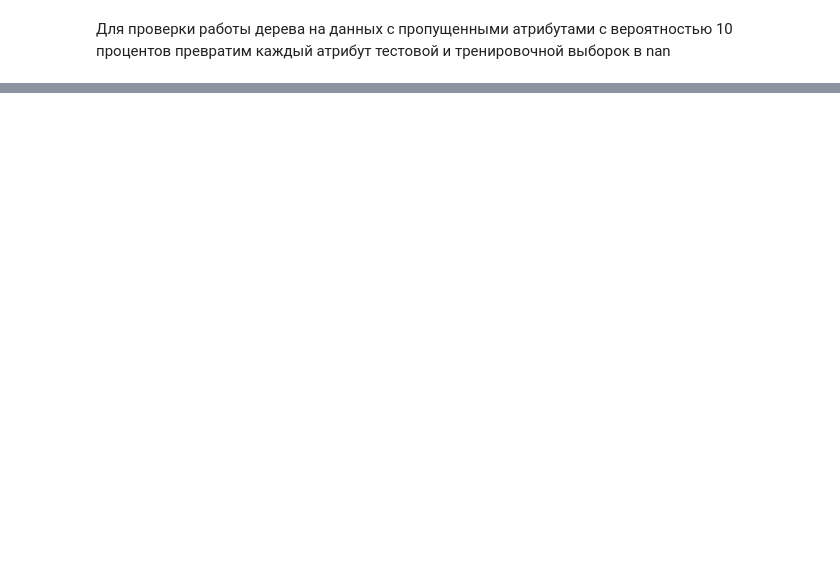
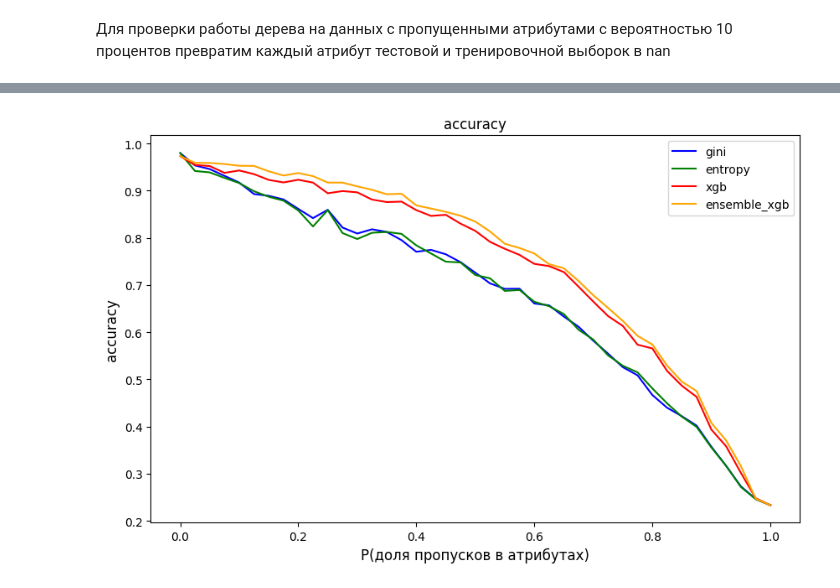
Before and after one commit to bumega/Adaptive-Decision-Tree-Classifier, a Jupyter notebook: test_task.ipynb, the cells around one changed output, grey strips where cells are left out. Drawn from its saved outputs; the diff is of its cells as text; code cells hidden in the pictures; blank space fills up the shorter version.

```diff
--- a/test_task.ipynb
+++ b/test_task.ipynb
@@ -523,0 +899,14 @@ results
+# %%
+probs=np.array([0 + 0.025 * i for i in range(0, 41)])
+plt.figure(figsize=(10, 6))
+plt.plot(probs, accuracy_gini, label="gini", color='blue')
+plt.plot(probs, accuracy_entropy, label="entropy", color="green")
+plt.plot(probs, accuracy_xgb, label="xgb", color="red")
+plt.plot(probs, accuracy_ensemble_xgb, label="ensemble_xgb", color="orange")
+plt.xlabel('P(доля пропусков в атрибутах)', fontsize=12)
+plt.ylabel('accuracy', fontsize=12)
+plt.title("accuracy")
+plt.legend(loc='best')
+plt.show()
+# %% [output]
+[figure, added]
```
Also changed, not shown: parts of 52 cells of this notebook.
